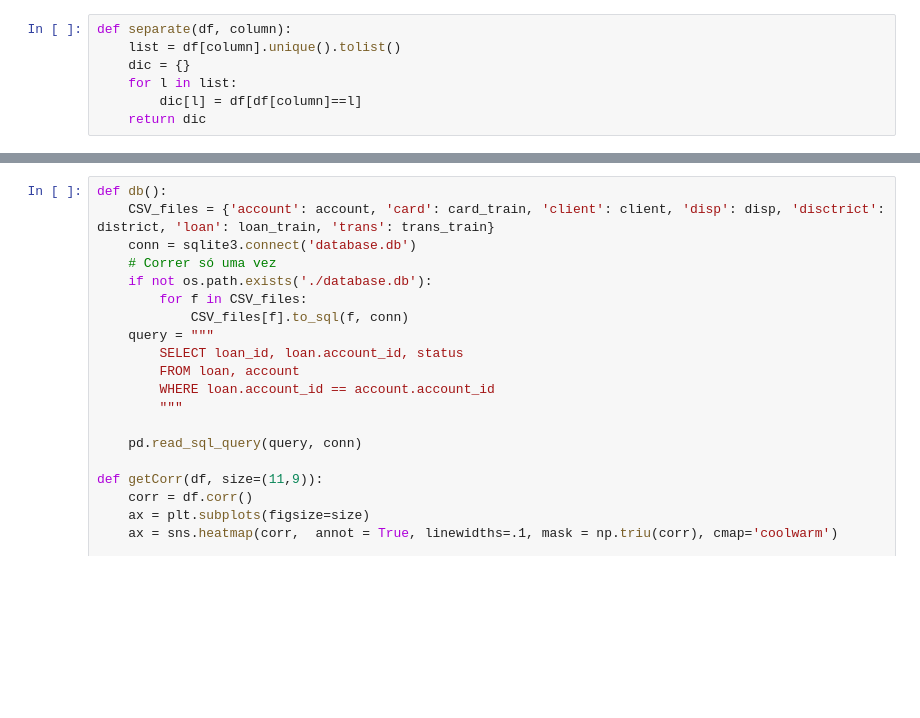
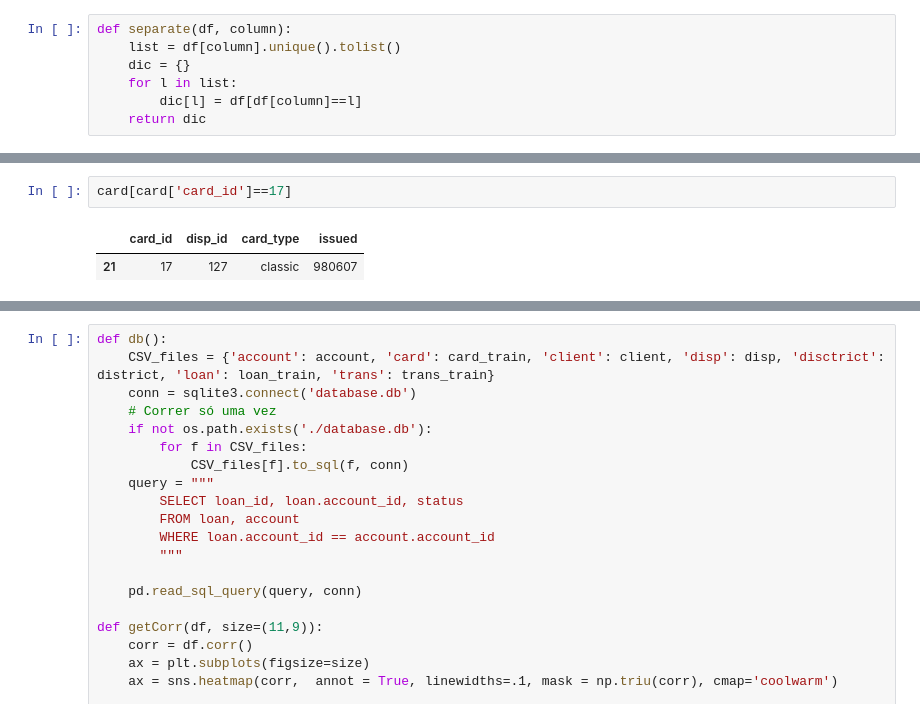
Before and after one commit to RicardoBoia2017/FEUP_ECAC, a Jupyter notebook: Preprocess.ipynb, the cells around one changed output, grey strips where cells are left out. Cells and saved outputs as stored; diff of their text form; blank space fills up the shorter version.

```diff
--- a/Preprocess.ipynb
+++ b/Preprocess.ipynb
@@ -64,0 +156,5 @@ l
+# %%
+card[card['card_id']==17]
+# %% [output]
+|  | card_id | disp_id | card_type | issued |
+| 21 | 17 | 127 | classic | 980607 |
```
Also changed, not shown: parts of 16 cells of this notebook.
